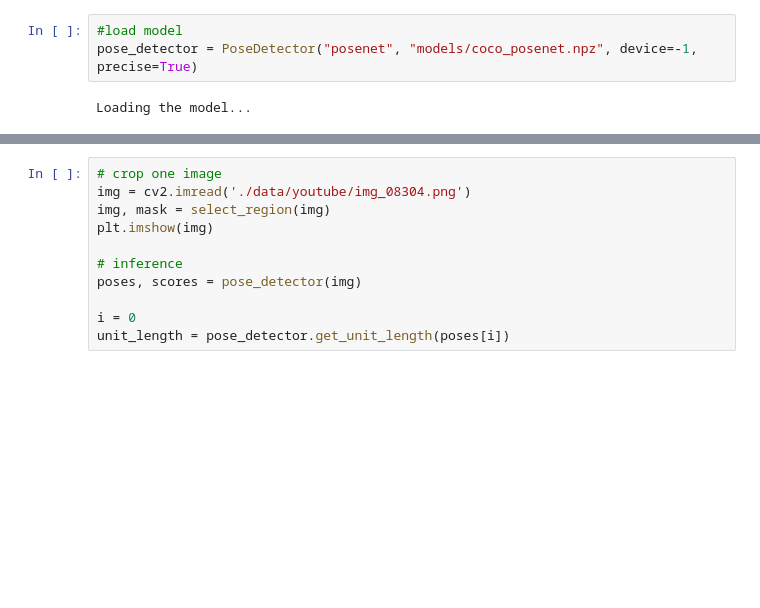
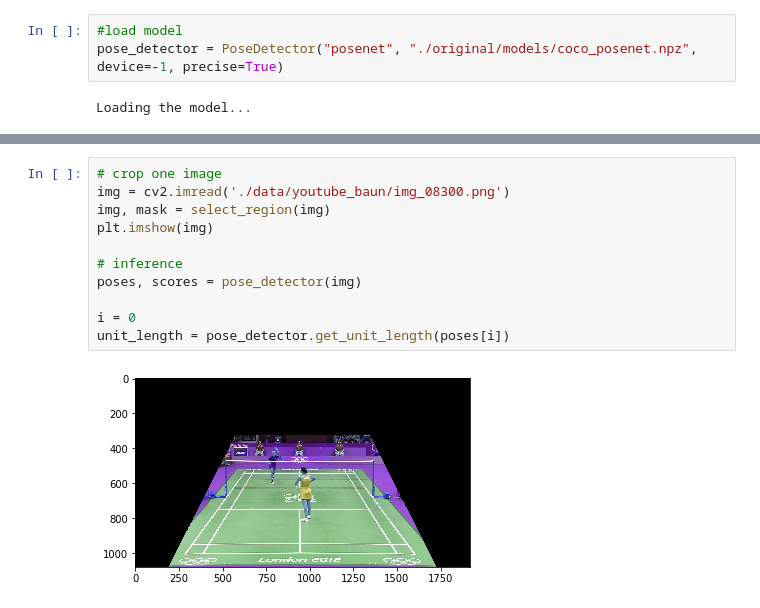
Before and after one commit to dychi/Chainer_Realtime_Multi-Person_Pose_Estimation, a Jupyter notebook: crop_person.ipynb, the cells around one changed output, grey strips where cells are left out. Saved outputs shown, nothing was run; the diff lists cells and outputs as text; blank space fills up the shorter version.

```diff
--- a/crop_person.ipynb
+++ b/crop_person.ipynb
@@ -32,6 +32,6 @@ def select_region(image):
     return cv2.bitwise_and(image, mask), mask
 # %%
 #load model
-pose_detector = PoseDetector("posenet", "models/coco_posenet.npz", device=-1, precise=True)
+pose_detector = PoseDetector("posenet", "./original/models/coco_posenet.npz", device=-1, precise=True)
 # %% [output]
 Loading the model...
@@ -52,11 +117,13 @@ def crop_person(img, bbox, person_pose):
 # %%
 # crop one image
-img = cv2.imread('./data/youtube/img_08304.png')
+img = cv2.imread('./data/youtube_baun/img_08300.png')
 img, mask = select_region(img)
 plt.imshow(img)
 
 # inference
 poses, scores = pose_detector(img)
 
 i = 0
 unit_length = pose_detector.get_unit_length(poses[i])
+# %% [output]
+[figure, added]
```
Also changed, not shown: parts of 22 cells of this notebook.
